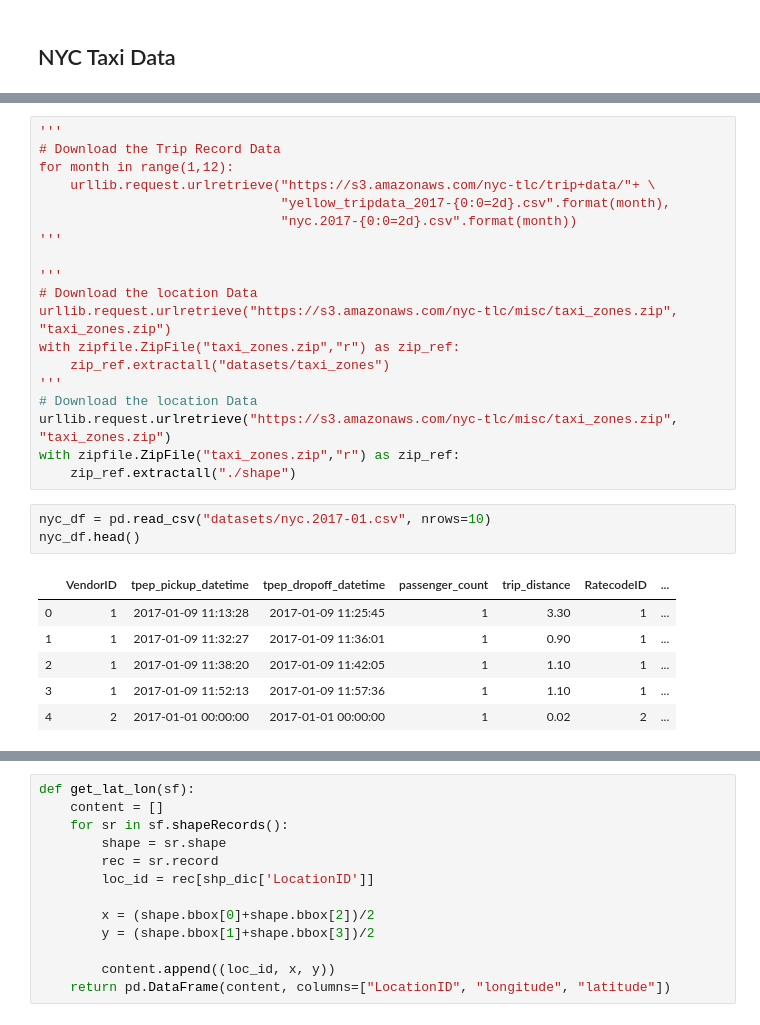
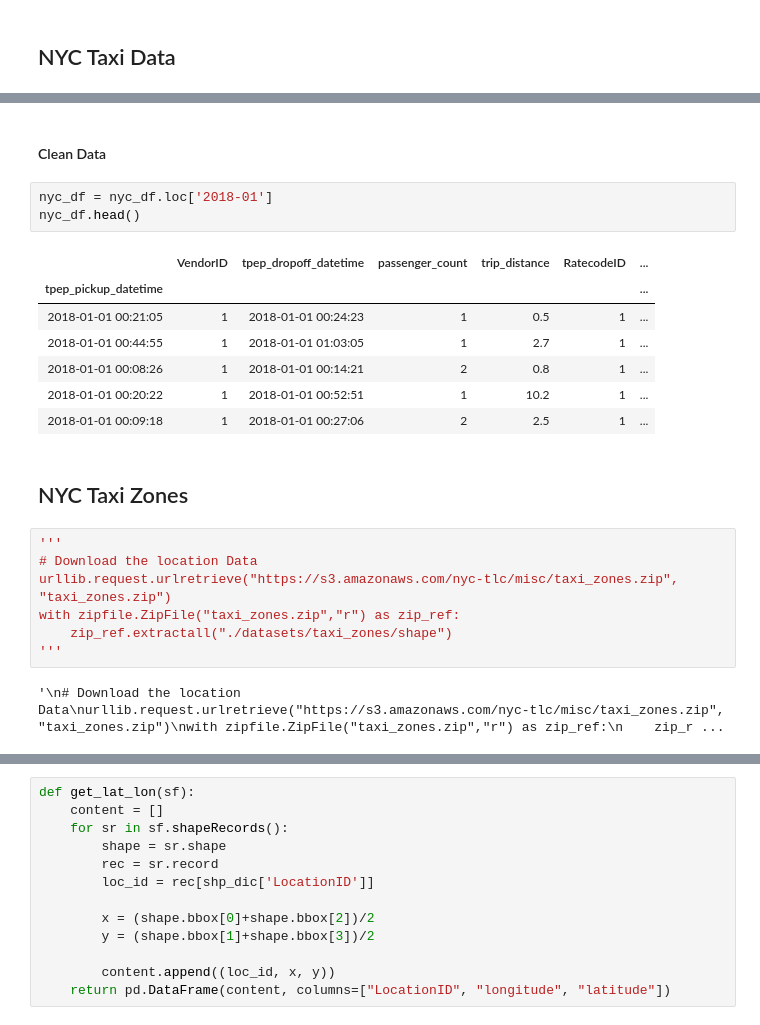
Before and after one commit to A5-015/nyc-taxi-data, a Jupyter notebook: nyc-taxi-data-analysis.ipynb, the cells around one changed output, grey strips where cells are left out. Saved outputs shown, nothing was run; the diff lists cells and outputs as text.

```diff
--- a/nyc-taxi-data-analysis.ipynb
+++ b/nyc-taxi-data-analysis.ipynb
@@ -26,29 +45,24 @@ nyc_database = create_engine('sqlite:///datasets/nyc_database.db')
+# %% [markdown]
+#### Clean Data
+# %%
+nyc_df = nyc_df.loc['2018-01']
+nyc_df.head()
+# %% [output]
+|  | VendorID | tpep_dropoff_datetime | passenger_count | trip_distance | RatecodeID | ... |
+| tpep_pickup_datetime |  |  |  |  |  | ... |
+| 2018-01-01 00:21:05 | 1 | 2018-01-01 00:24:23 | 1 | 0.5 | 1 | ... |
+| 2018-01-01 00:44:55 | 1 | 2018-01-01 01:03:05 | 1 | 2.7 | 1 | ... |
+| 2018-01-01 00:08:26 | 1 | 2018-01-01 00:14:21 | 2 | 0.8 | 1 | ... |
+| 2018-01-01 00:20:22 | 1 | 2018-01-01 00:52:51 | 1 | 10.2 | 1 | ... |
+| 2018-01-01 00:09:18 | 1 | 2018-01-01 00:27:06 | 2 | 2.5 | 1 | ... |
+# %% [markdown]
+## NYC Taxi Zones
 # %%
-'''
-# Download the Trip Record Data
-for month in range(1,12):
-    urllib.request.urlretrieve("https://s3.amazonaws.com/nyc-tlc/trip+data/"+ \
-                               "yellow_tripdata_2017-{0:0=2d}.csv".format(month),
-                               "nyc.2017-{0:0=2d}.csv".format(month))
-'''
-
 '''
 # Download the location Data
 urllib.request.urlretrieve("https://s3.amazonaws.com/nyc-tlc/misc/taxi_zones.zip", "taxi_zones.zip")
 with zipfile.ZipFile("taxi_zones.zip","r") as zip_ref:
-    zip_ref.extractall("datasets/taxi_zones")
+    zip_ref.extractall("./datasets/taxi_zones/shape")
 '''
-# Download the location Data
-urllib.request.urlretrieve("https://s3.amazonaws.com/nyc-tlc/misc/taxi_zones.zip", "taxi_zones.zip")
-with zipfile.ZipFile("taxi_zones.zip","r") as zip_ref:
-    zip_ref.extractall("./shape")
+# %% [output]
+'\n# Download the location Data\nurllib.request.urlretrieve("https://s3.amazonaws.com/nyc-tlc/misc/taxi_zones.zip", "taxi_zones.zip")\nwith zipfile.ZipFile("taxi_zones.zip","r") as zip_ref:\n    zip_r ...
-# %%
-nyc_df = pd.read_csv("datasets/nyc.2017-01.csv", nrows=10)
-nyc_df.head()
-# %% [output]
-|  | VendorID | tpep_pickup_datetime | tpep_dropoff_datetime | passenger_count | trip_distance | RatecodeID | ... |
-| 0 | 1 | 2017-01-09 11:13:28 | 2017-01-09 11:25:45 | 1 | 3.30 | 1 | ... |
-| 1 | 1 | 2017-01-09 11:32:27 | 2017-01-09 11:36:01 | 1 | 0.90 | 1 | ... |
-| 2 | 1 | 2017-01-09 11:38:20 | 2017-01-09 11:42:05 | 1 | 1.10 | 1 | ... |
-| 3 | 1 | 2017-01-09 11:52:13 | 2017-01-09 11:57:36 | 1 | 1.10 | 1 | ... |
-| 4 | 2 | 2017-01-01 00:00:00 | 2017-01-01 00:00:00 | 1 | 0.02 | 2 | ... |
```
Also changed, not shown: parts of 31 cells of this notebook.
